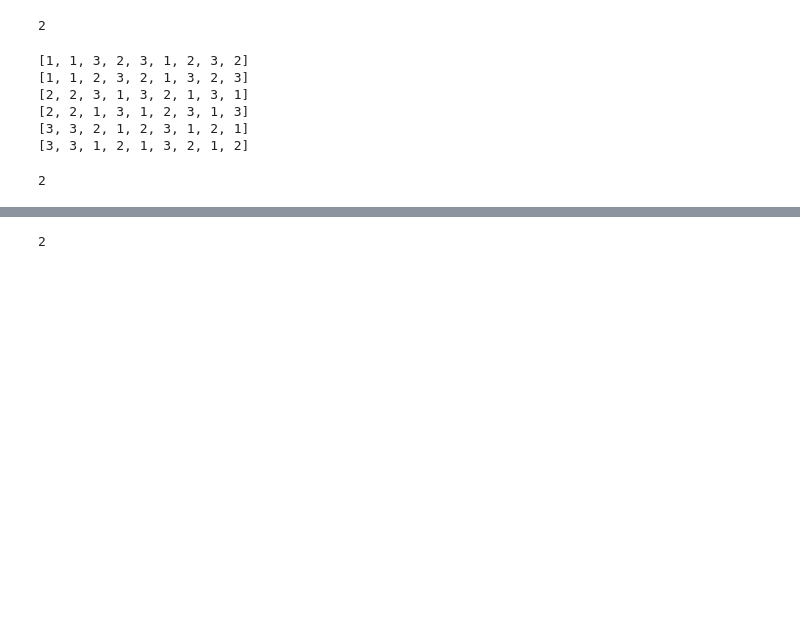
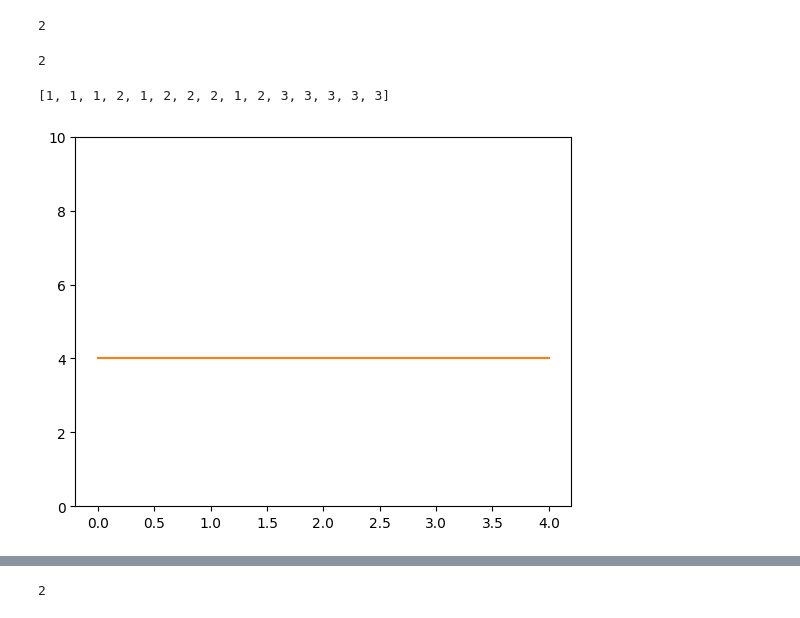
Before and after one commit to AFSA1729/ProbabilityStatisticsProject2023, a Jupyter notebook: Phase1/Part3.ipynb, the cells around one changed output, grey strips where cells are left out. Saved outputs shown, nothing was run; the diff lists cells and outputs as text; code cells hidden in the pictures; blank space fills up the shorter version.

```diff
--- a/Phase1/Part3.ipynb
+++ b/Phase1/Part3.ipynb
@@ -94,33 +97,32 @@ hamming(a, b)
 def min_hamming(z1, z2):
     z1_values = list(pd.Series(z1).value_counts().index)
     permutations = list(itertools.permutations(z1_values))
-    min = 1000000000
+    ans = 1000000000
     for i in range(0, len(permutations)):
         tmp = [0] * len(z2)
         for j in range(0, len(z2)):
             tmp[j] = permutations[i][z2[j] - 1]
-        print(tmp)
-        if min > hamming(tmp, z1):
-            min = hamming(tmp, z1)
-    return min
+        # print(tmp)
+        if ans > hamming(tmp, z1):
+            ans = hamming(tmp, z1)
+    return ans
 
 
+# init_estimate = [1, 1, 1, 1, 1, 2, 2, 2, 2, 2, 3, 3, 3, 3, 3]
+# min_hamming(init_estimate, z0)
 min_hamming(a, b)
 # %% [output]
-[1, 1, 3, 2, 3, 1, 2, 3, 2]
-[1, 1, 2, 3, 2, 1, 3, 2, 3]
-[2, 2, 3, 1, 3, 2, 1, 3, 1]
-[2, 2, 1, 3, 1, 2, 3, 1, 3]
-[3, 3, 2, 1, 2, 3, 1, 2, 1]
-[3, 3, 1, 2, 1, 3, 2, 1, 2]
+2
-2
 # %%
 def mle(z, p, q, A):
     # a: same cluster connected (prob = p)
     # b: same cluster not connected (prob = 1-p)
     # c: different cluster connected (prob = q)
     # d: different cluster connected (prob = 1-q)
-    a, b, c, d = 0
+    a = 0
+    b = 0
+    c = 0
+    d = 0
     for i in range(0, len(z)):
         for j in range(0, i):
             if z[i] == z[j]:
@@ -129,11 +131,14 @@ def mle(z, p, q, A):
             else:
                 c += A[i][j]
                 d += 1 - A[i][j]
-    return (p ^ a) * ((1 - p) ^ b) * (q ^ c) * ((1 - q) ^ d)
+    return math.pow(p, a) * math.pow((1 - p), b) * math.pow(q, c) * math.pow((1 - q), d)
 
 
 def log_mle(z, p, q, A):
-    # a, b, c, d = 0
+    # a = 0
+    # b = 0
+    # c = 0
+    # d = 0
     # for i in range(0, len(z)):
     #     for j in range(0, i):
     #         if z[i] == z[j]:
@@ -148,3 +153,39 @@ def log_mle(z, p, q, A):
 
 def log_mle_hat(z, p, q, A):
     return -log_mle(z, p, q, A)
+# %%
+init_estimate = [1, 1, 1, 1, 1, 2, 2, 2, 2, 2, 3, 3, 3, 3, 3]
+
+
+def max_finder(z, p, q, A):
+    n = len(z)
+    min_log_mle_hat = z.copy()
+    for i in range(0, n):
+        for j in range(0, i):
+            tmp = z.copy()
+            tmp[i] = z[j]
+            tmp[j] = z[i]
+            if log_mle_hat(tmp, p, q, A) <= log_mle_hat(min_log_mle_hat, p, q, A):
+                min_log_mle_hat = tmp.copy()
+    return min_log_mle_hat
+
+
+T = 5
+
+z = init_estimate
+log_mle_hat_list = [0] * T
+min_hamming_list = [0] * T
+for i in range(0, T):
+    z = max_finder(z, p, q, A[0])
+    log_mle_hat_list[i] = log_mle_hat(z, p, q, A[0])
+    min_hamming_list[i] = min_hamming(z, z0)
+
+x = np.arange(0, T, 1)
+fig, ax = plt.subplots()
+ax.plot(x, log_mle_hat_list, linestyle="dashed")
+ax.plot(x, min_hamming_list, linestyle="solid")
+ax.set_ylim([0, 10])
+print(z)
+# %% [output]
+[1, 1, 1, 2, 1, 2, 2, 2, 1, 2, 3, 3, 3, 3, 3]
+[figure, added]
```
Also changed, not shown: parts of 4 cells of this notebook.
